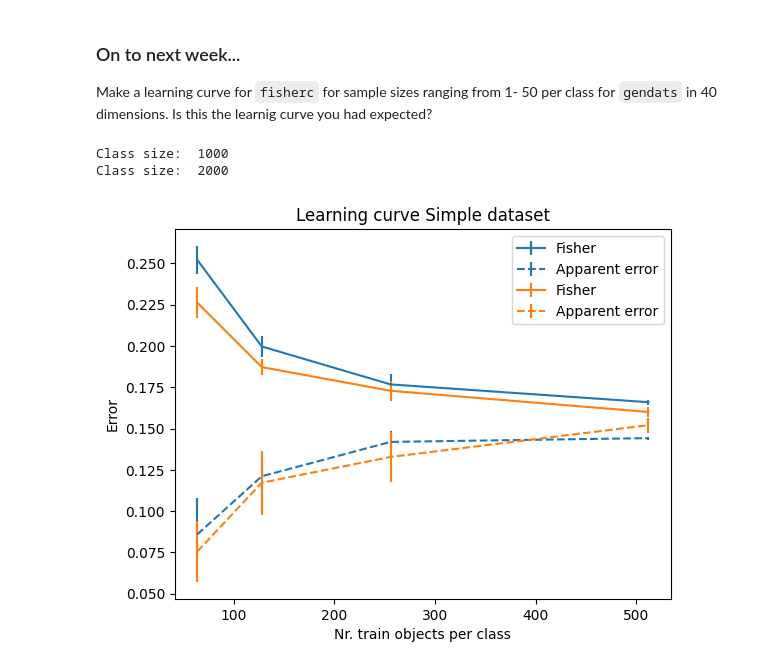
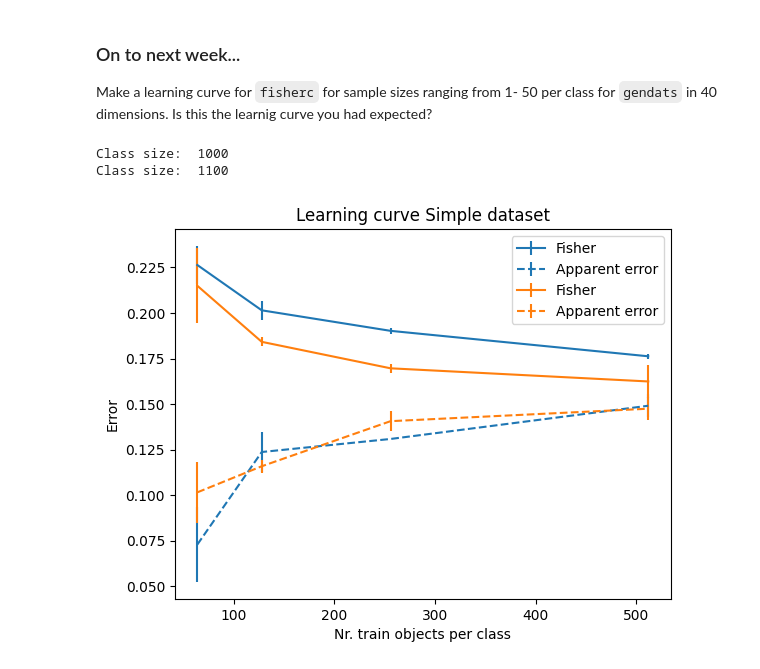
Before and after one commit to nadinekuo/MachineLearning1-Labs, a Jupyter notebook: 3-Losses-Regularization-Evaluation/evaluation.ipynb, the cells around one changed output. Drawn from its saved outputs; the diff is of its cells as text; code cells hidden in the pictures.

```diff
--- a/3-Losses-Regularization-Evaluation/evaluation.ipynb
+++ b/3-Losses-Regularization-Evaluation/evaluation.ipynb
@@ -287,13 +286,14 @@ print(e_true)
 Make a learning curve for `fisherc` for sample sizes ranging from 1- 50 per class for `gendats` in 40 dimensions.
 Is this the learnig curve you had expected?
 # %%
-class_sizes = [1000, 2000]
+# class_sizes = [1, 2, 5, 10, 15, 25, 50]
+class_sizes = [1000, 1100]
 
 for i, s in enumerate(class_sizes):
     train = pr.gendats([s, s], dim = 40)
     pr.cleval(train, pr.fisherc(), [64, 128, 256, 512])
     print('Class size: ', s)
 # %% [output]
 Class size:  1000
-Class size:  2000
+Class size:  1100
-[figure, old version]
+[figure, new version]
```
Also changed, not shown: parts of 6 cells of this notebook.
